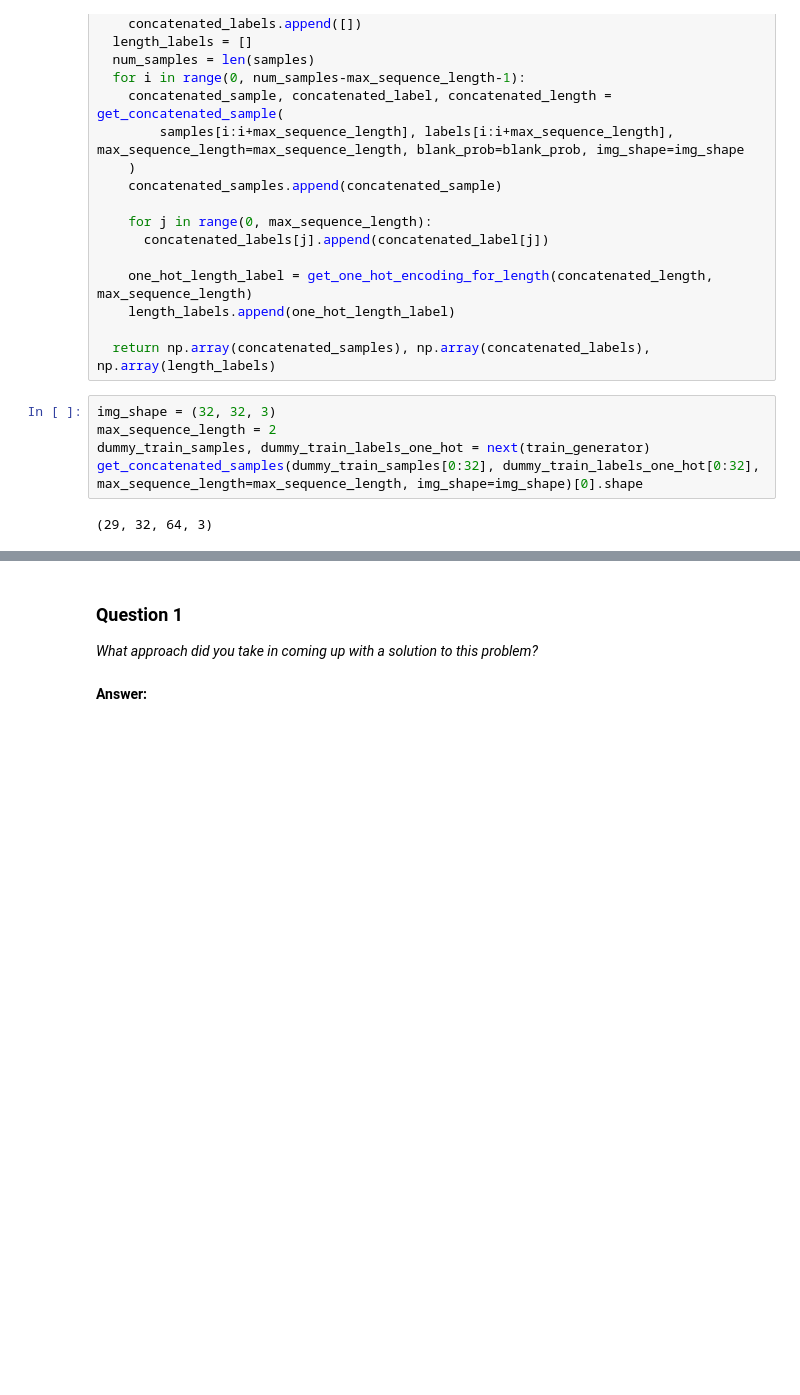
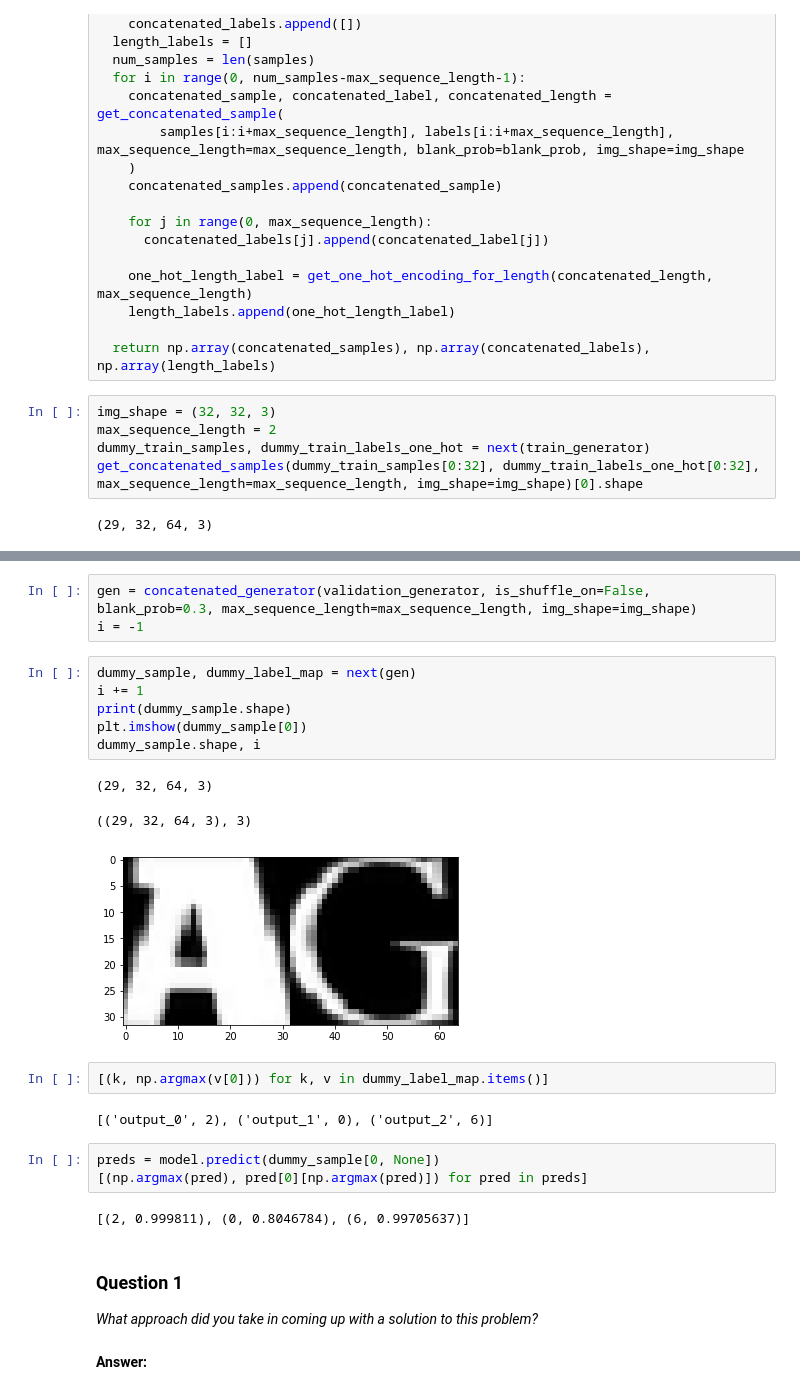
Before and after one commit to samiriff/MLND-digit-recognition, a Jupyter notebook: Copy_of_digit_recognition.ipynb, the cells around one changed output, grey strips where cells are left out. Saved outputs shown, nothing was run; the diff lists cells and outputs as text; blank space fills up the shorter version.

```diff
--- a/Copy_of_digit_recognition.ipynb
+++ b/Copy_of_digit_recognition.ipynb
@@ -1262,3 +1324,25 @@ plt.imshow(dummy_samples[0])
+# %%
+gen = concatenated_generator(validation_generator, is_shuffle_on=False, blank_prob=0.3, max_sequence_length=max_sequence_length, img_shape=img_shape)
+i = -1
+# %%
+dummy_sample, dummy_label_map = next(gen)
+i += 1
+print(dummy_sample.shape)
+plt.imshow(dummy_sample[0])
+dummy_sample.shape, i
+# %% [output]
+(29, 32, 64, 3)
+((29, 32, 64, 3), 3)
+[figure, added]
+# %%
+[(k, np.argmax(v[0])) for k, v in dummy_label_map.items()]
+# %% [output]
+[('output_0', 2), ('output_1', 0), ('output_2', 6)]
+# %%
+preds = model.predict(dummy_sample[0, None])
+[(np.argmax(pred), pred[0][np.argmax(pred)]) for pred in preds]
+# %% [output]
+[(2, 0.999811), (0, 0.8046784), (6, 0.99705637)]
 # %% [markdown]
 ### Question 1
 _What approach did you take in coming up with a solution to this problem?_
```
Also changed, not shown: parts of 10 cells of this notebook.
